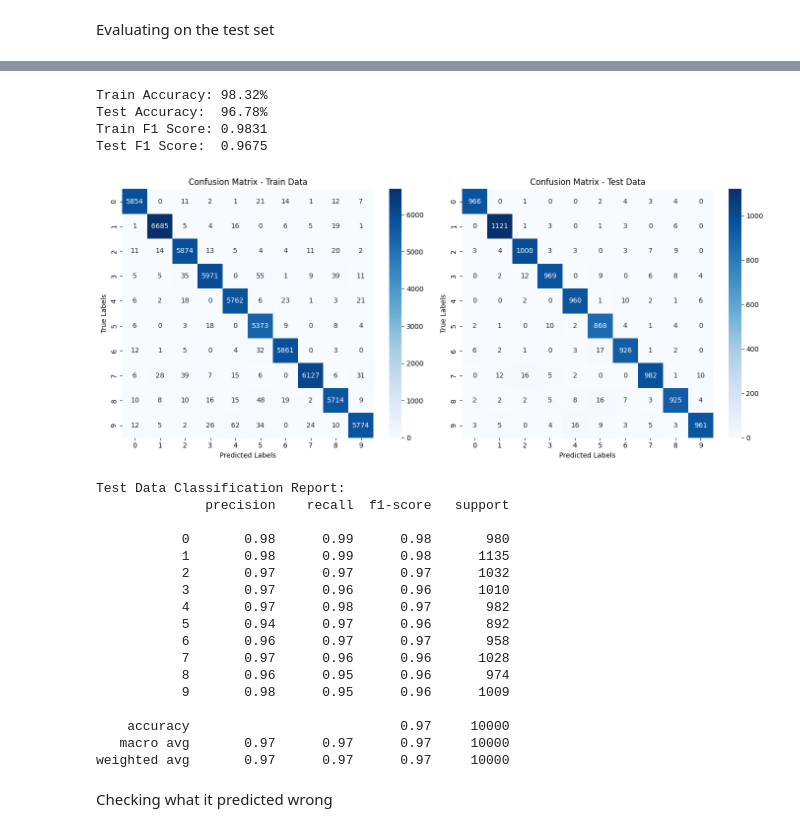
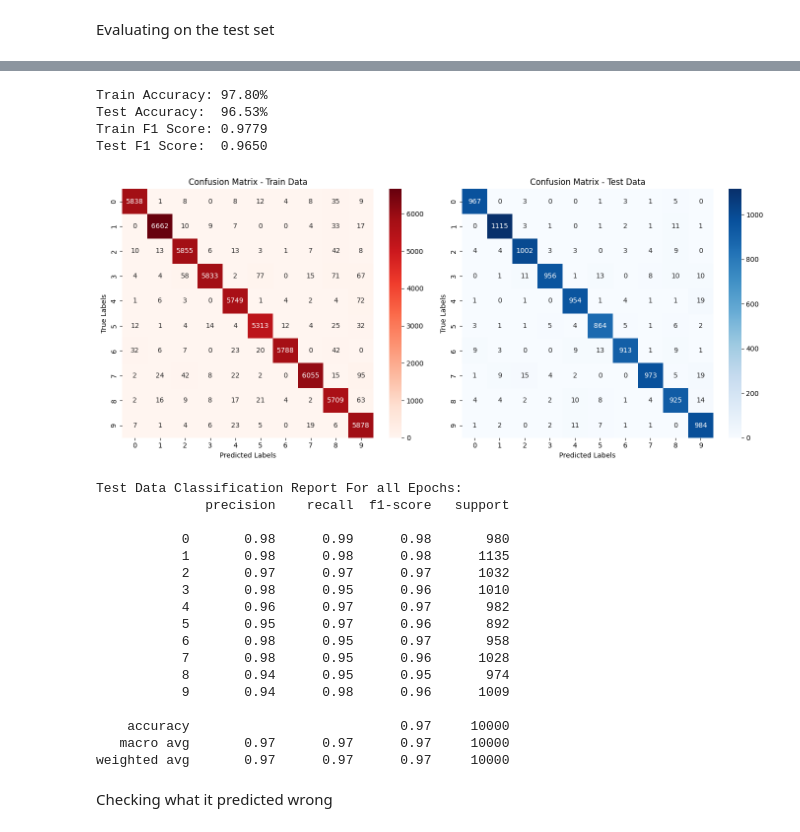
Before and after one commit to HarshJamgaonkar05/ES-335-ML-Assignment-3, a Jupyter notebook: Question 3/question3.ipynb, the cells around one changed output, grey strips where cells are left out. Drawn from its saved outputs; the diff is of its cells as text; code cells hidden in the pictures.

```diff
--- a/Question 3/question3.ipynb
+++ b/Question 3/question3.ipynb
@@ -253,56 +253,56 @@ with torch.no_grad():
 
 train_accuracy = accuracy_score(y_train_true, y_train_pred) * 100
 test_accuracy = accuracy_score(y_test_true, y_test_pred) * 100
 
 f1_train = f1_score(y_train_true, y_train_pred, average='macro')
 f1_test = f1_score(y_test_true, y_test_pred, average='macro')
 
 cm_train = confusion_matrix(y_train_true, y_train_pred)
 cm_test = confusion_matrix(y_test_true, y_test_pred)
 
 print(f"Train Accuracy: {train_accuracy:.2f}%")
 print(f"Test Accuracy:  {test_accuracy:.2f}%")
 print(f"Train F1 Score: {f1_train:.4f}")
 print(f"Test F1 Score:  {f1_test:.4f}")
 
 # ----- Plot confusion matrices -----
 fig, axs = plt.subplots(1, 2, figsize=(14, 6))
 
-sns.heatmap(cm_train, annot=True, fmt='d', cmap='Blues', ax=axs[0])
+sns.heatmap(cm_train, annot=True, fmt='d', cmap='Reds', ax=axs[0])
 axs[0].set_title('Confusion Matrix - Train Data')
 axs[0].set_xlabel('Predicted Labels')
 axs[0].set_ylabel('True Labels')
 
 sns.heatmap(cm_test, annot=True, fmt='d', cmap='Blues', ax=axs[1])
 axs[1].set_title('Confusion Matrix - Test Data')
 axs[1].set_xlabel('Predicted Labels')
 axs[1].set_ylabel('True Labels')
 
 plt.tight_layout()
 plt.show()
 # %% [output]
-Train Accuracy: 98.32%
-Test Accuracy:  96.78%
-Train F1 Score: 0.9831
-Test F1 Score:  0.9675
+Train Accuracy: 97.80%
+Test Accuracy:  96.53%
+Train F1 Score: 0.9779
+Test F1 Score:  0.9650
-[figure, old version]
+[figure, new version]
 # %%
-print('Test Data Classification Report:')
+print('Test Data Classification Report For all Epochs:')
 print(classification_report(y_test, y_test_pred))
 # %% [output]
-Test Data Classification Report:
+Test Data Classification Report For all Epochs:
               precision    recall  f1-score   support
 
            0       0.98      0.99      0.98       980
-           1       0.98      0.99      0.98      1135
+           1       0.98      0.98      0.98      1135
            2       0.97      0.97      0.97      1032
-           3       0.97      0.96      0.96      1010
-           4       0.97      0.98      0.97       982
-           5       0.94      0.97      0.96       892
-           6       0.96      0.97      0.97       958
-           7       0.97      0.96      0.96      1028
-           8       0.96      0.95      0.96       974
-           9       0.98      0.95      0.96      1009
+           3       0.98      0.95      0.96      1010
+           4       0.96      0.97      0.97       982
+           5       0.95      0.97      0.96       892
+           6       0.98      0.95      0.97       958
+           7       0.98      0.95      0.96      1028
+           8       0.94      0.95      0.95       974
+           9       0.94      0.98      0.96      1009
 
     accuracy                           0.97     10000
    macro avg       0.97      0.97      0.97     10000
```
Also changed, not shown: parts of 22 cells of this notebook.
